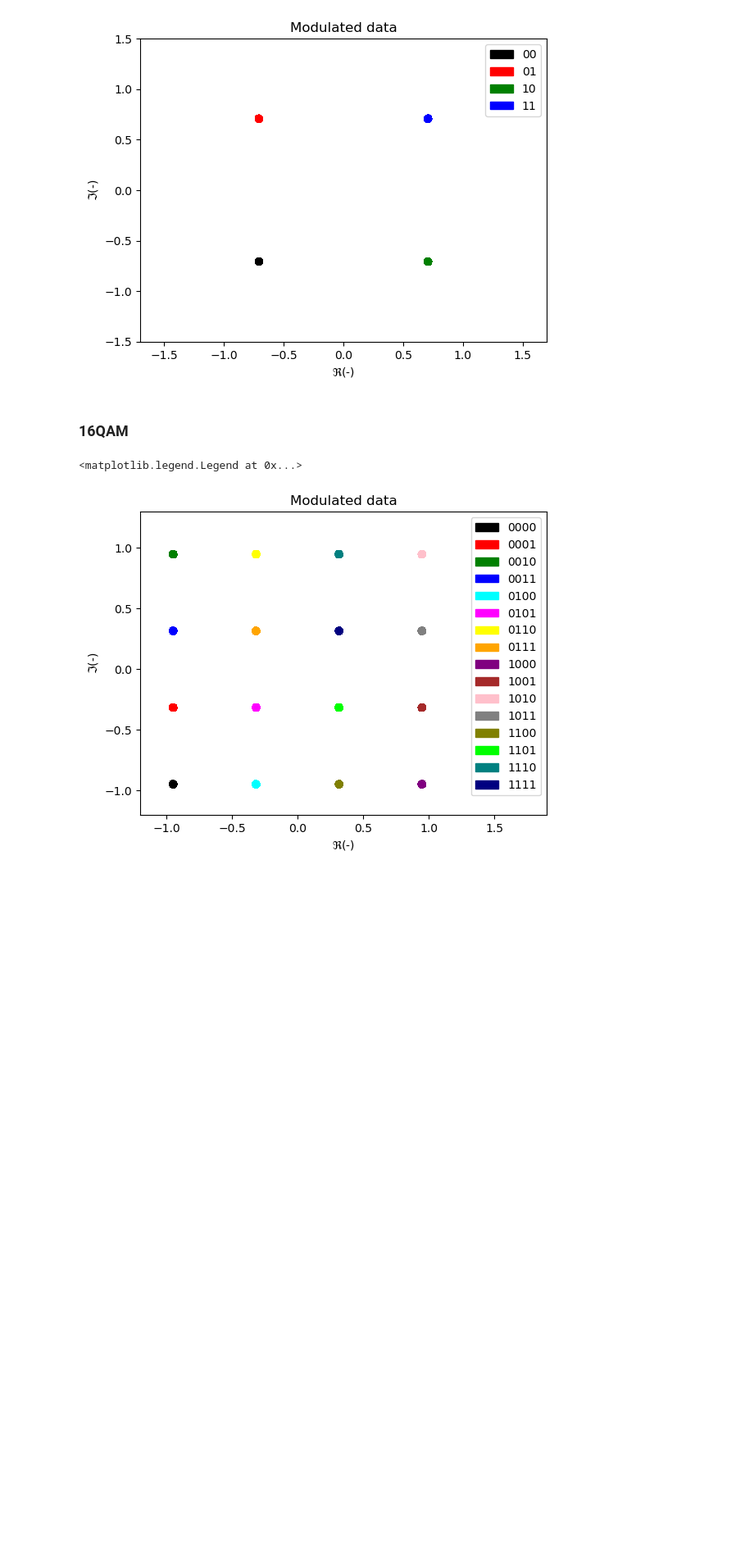
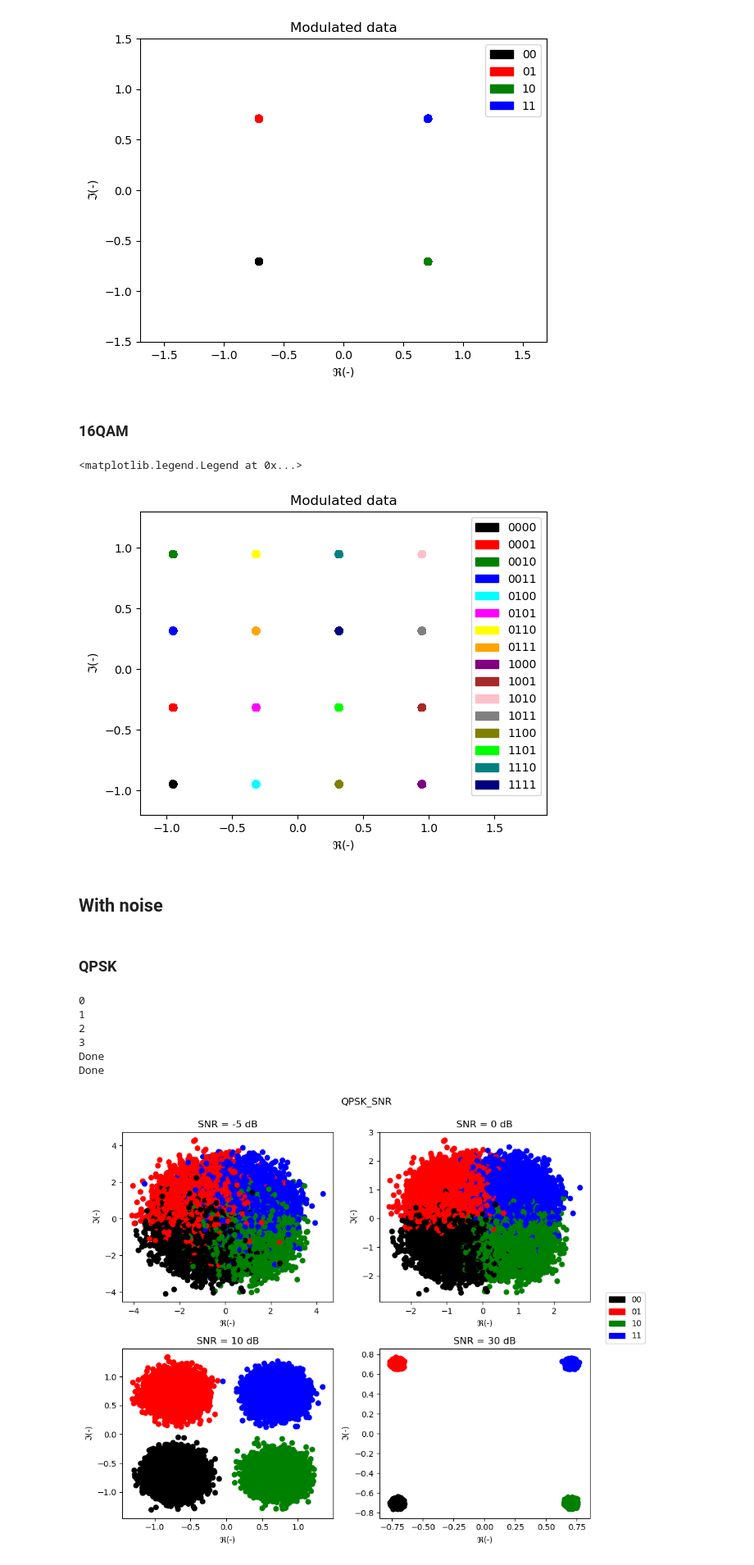
Before and after one commit to DiegoSanzB/EL7041_Project_2, a Jupyter notebook: test.ipynb, the cells around one changed output. Shown at 82% size. Drawn from its saved outputs; the diff is of its cells as text; code cells hidden in the pictures; blank space fills up the shorter version.

Commit message:
Fixed data_manager for real this time, added noise plots

```diff
--- a/test.ipynb
+++ b/test.ipynb
@@ -15,9 +15,9 @@ data = data[ ["re", "im"]]
 data_array = data.to_numpy()
 # De-normalize for colors
 data_colors = np.rint(data_array*np.sqrt(2))
-color_dots = []
+color_dots4 = []
 for i in range(len(data_array)):
-    color_dots.append(COLOR[str(MOD4.index(data_colors[i].tolist()))])
+    color_dots4.append(COLOR[str(MOD4.index(data_colors[i].tolist()))])
 # Separate coordinates
 real = data_array[:, 0]
 imag = data_array[:, 1]
@@ -30,7 +30,7 @@ axs1.set_xlim(-1.70, 1.7)  # Set limits for the x-axis
 axs1.set_ylim(-1.5, 1.5)  # Set limits for the y-axis
 # axs1.grid()
 # Plot the data
-axs1.scatter(real, imag, color = color_dots, zorder = 7)
+axs1.scatter(real, imag, color = color_dots4, zorder = 7)
 # Insert handmade legend
 axs1.legend(handles = LEG4)
 # axs1.figure.savefig('results/clean_QPSK.pdf')
@@ -45,9 +45,9 @@ data = pd.read_csv('results/16QAM.csv')
 data = data[ ["re", "im"]]
 data_array = data.to_numpy()
 data_colors = np.rint(data_array*np.sqrt(10))
-color_dots = []
+color_dots16 = []
 for i in range(len(data_array)):
-    color_dots.append(COLOR[str(MOD16.index(data_colors[i].tolist()))])
+    color_dots16.append(COLOR[str(MOD16.index(data_colors[i].tolist()))])
 # Separate coordinates
 real = data_array[:, 0]
 imag = data_array[:, 1]
@@ -60,10 +60,53 @@ axs1.set_xlim(-1.20, 1.9)  # Set limits for the x-axis
 axs1.set_ylim(-1.20, 1.3)  # Set limits for the y-axis
 # axs1.grid()
 # Plot the data
-axs1.scatter(real, imag, color = color_dots, zorder = 7)
+axs1.scatter(real, imag, color = color_dots16, zorder = 7)
 # Insert handmade legend
 axs1.legend(handles=LEG16)
 # axs1.figure.savefig('results/clean_16QAM.pdf')
 # %% [output]
 <matplotlib.legend.Legend at 0x...>
 [figure]
+# %% [markdown]
+## With noise
+# %% [markdown]
+### QPSK
+# %%
+data = pd.read_csv('results/QPSK_snr.csv')
+# create a 2x2 grid of subplots
+fig, axs = plt.subplots(2, 2, figsize=(10, 8))
+fig.suptitle("QPSK_SNR")
+# Get the SNR values
+# Iterate over the subplots
+for i in range(4):
+    print(i)
+    # Select the subplot
+    ax = axs[i // 2, i % 2]
+    ax.set_title("SNR = " + str(SNR[i]) + " dB")
+    ax.set_xlabel(r"$\Re$(-)")
+    ax.set_ylabel(r"$\Im$(-)")
+    # ax.set_xlim(-1.70, 1.7)  # Set limits for the x-axis
+    # ax.set_ylim(-1.5, 1.5)  # Set limits for the y-axis
+    # Separate coordinates and get them as a numpy array
+    real = data[f"re_noise_{SNR[i]}"].to_numpy()
+    imag = data[f"im_noise_{SNR[i]}"].to_numpy()
+    # Plot the data
+    ax.scatter(real, imag, color = color_dots4, zorder = 7)
+    # Insert handmade legend
+# Set legend outside the plot
+fig.legend(handles=LEG4, bbox_to_anchor=(0.9, 0.5), loc='center left')
+
+# Adjust layout to prevent overlap with the title
+plt.tight_layout(rect=[0, 0, 0.9, 0.95])
+print("Done")
+plt.savefig('results/QPSK_SNR.png')
+print("Done")
+plt.show()
+# %% [output]
+0
+1
+2
+3
+Done
+Done
+[figure, added]
```
Also changed, not shown: parts of 1 cell of this notebook, 6 other files.
